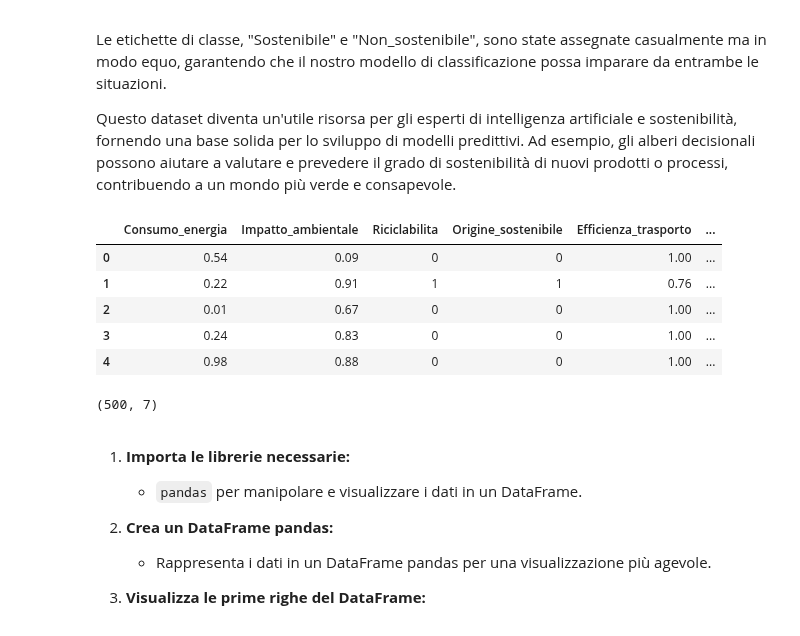
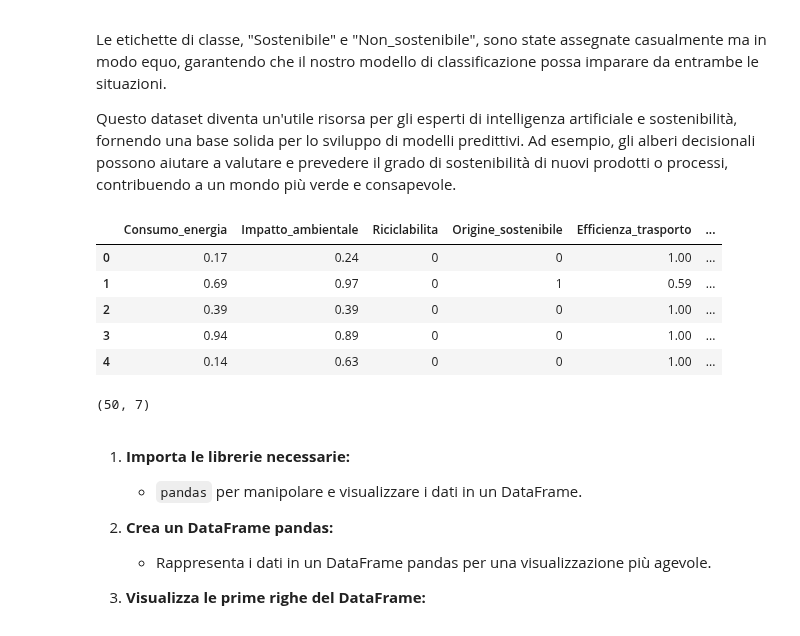
Before and after one commit to DavideScassola/data_analysis_laboratory, a Jupyter notebook: notebooks/Decision_Tree_Lab.ipynb, the cells around one changed output. Cells and saved outputs as stored; diff of their text form; code cells hidden in the pictures.

```diff
--- a/notebooks/Decision_Tree_Lab.ipynb
+++ b/notebooks/Decision_Tree_Lab.ipynb
@@ -60,24 +60,24 @@ Questo dataset diventa un'utile risorsa per gli esperti di intelligenza artifici
 # %%
 # Importa le librerie necessarie
 import pandas as pd
 
-LINK_DATI = 'https://raw.githubusercontent.com/DavideScassola/data_analysys_laboratory/main/notebooks/dati/sustainability_dataset_f.csv'
+LINK_DATI = 'https://raw.githubusercontent.com/DavideScassola/data_analysys_laboratory/main/notebooks/dati/sustainability_dataset_final.csv'
 df = pd.read_csv(LINK_DATI)
 
 # Visualizza le prime righe del DataFrame
 df.head()
 # %% [output]
 |  | Consumo_energia | Impatto_ambientale | Riciclabilita | Origine_sostenibile | Efficienza_trasporto | ... |
-| 0 | 0.54 | 0.09 | 0 | 0 | 1.00 | ... |
-| 1 | 0.22 | 0.91 | 1 | 1 | 0.76 | ... |
-| 2 | 0.01 | 0.67 | 0 | 0 | 1.00 | ... |
-| 3 | 0.24 | 0.83 | 0 | 0 | 1.00 | ... |
-| 4 | 0.98 | 0.88 | 0 | 0 | 1.00 | ... |
+| 0 | 0.17 | 0.24 | 0 | 0 | 1.00 | ... |
+| 1 | 0.69 | 0.97 | 0 | 1 | 0.59 | ... |
+| 2 | 0.39 | 0.39 | 0 | 0 | 1.00 | ... |
+| 3 | 0.94 | 0.89 | 0 | 0 | 1.00 | ... |
+| 4 | 0.14 | 0.63 | 0 | 0 | 1.00 | ... |
 # %%
 # dimensioni dataset
 df.shape
 # %% [output]
-(500, 7)
+(50, 7)
 # %% [markdown]
 1. **Importa le librerie necessarie:**
    - `pandas` per manipolare e visualizzare i dati in un DataFrame.
```
Also changed, not shown: parts of 11 cells of this notebook, 2 other files.
